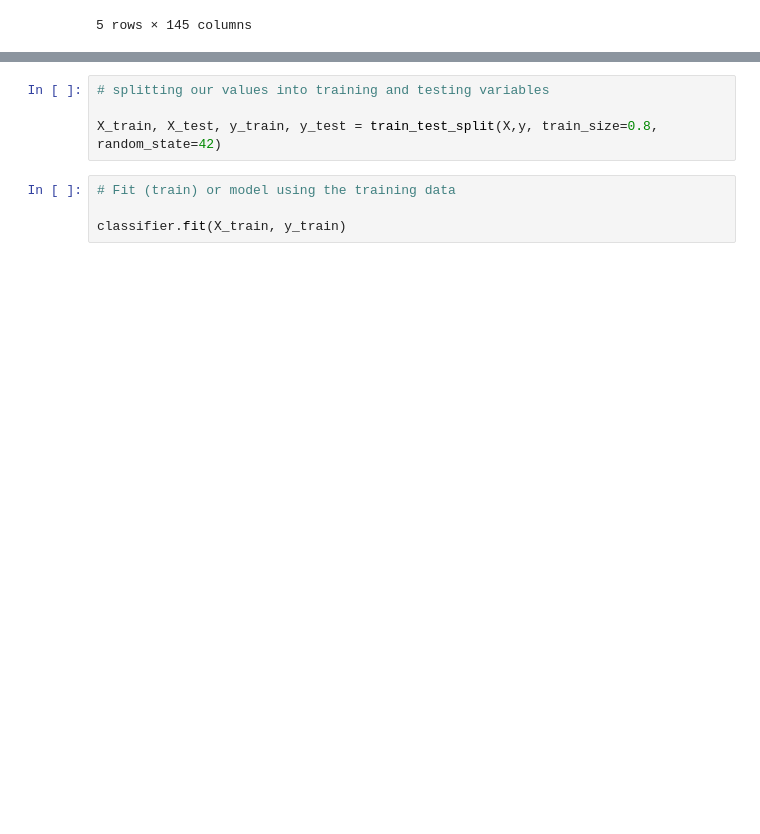
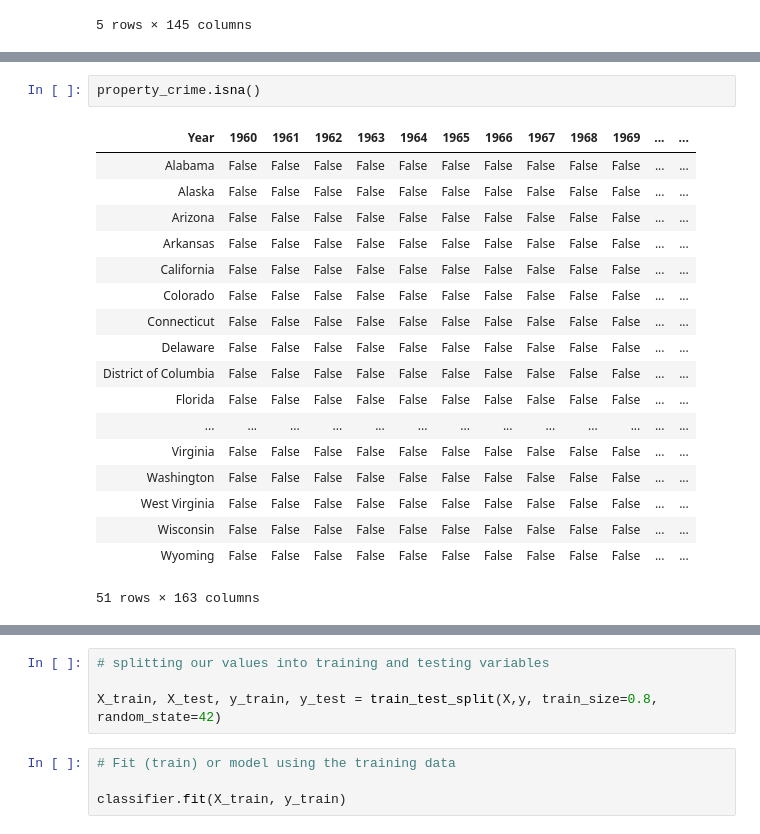
Before and after one commit to bishdj22/HomeSlice, a Jupyter notebook: Logistic_Regression_Model.ipynb, the cells around one changed output, grey strips where cells are left out. Cells and saved outputs as stored; diff of their text form; blank space fills up the shorter version.

```diff
--- a/Logistic_Regression_Model.ipynb
+++ b/Logistic_Regression_Model.ipynb
@@ -103,3 +149,24 @@ sales_price_df.head()
+# %%
+property_crime.isna()
+# %% [output]
+| Year | 1960 | 1961 | 1962 | 1963 | 1964 | 1965 | 1966 | 1967 | 1968 | 1969 | ... | ... |
+| Alabama | False | False | False | False | False | False | False | False | False | False | ... | ... |
+| Alaska | False | False | False | False | False | False | False | False | False | False | ... | ... |
+| Arizona | False | False | False | False | False | False | False | False | False | False | ... | ... |
+| Arkansas | False | False | False | False | False | False | False | False | False | False | ... | ... |
+| California | False | False | False | False | False | False | False | False | False | False | ... | ... |
+| Colorado | False | False | False | False | False | False | False | False | False | False | ... | ... |
+| Connecticut | False | False | False | False | False | False | False | False | False | False | ... | ... |
+| Delaware | False | False | False | False | False | False | False | False | False | False | ... | ... |
+| District of Columbia | False | False | False | False | False | False | False | False | False | False | ... | ... |
+| Florida | False | False | False | False | False | False | False | False | False | False | ... | ... |
+| ... | ... | ... | ... | ... | ... | ... | ... | ... | ... | ... | ... | ... |
+| Virginia | False | False | False | False | False | False | False | False | False | False | ... | ... |
+| Washington | False | False | False | False | False | False | False | False | False | False | ... | ... |
+| West Virginia | False | False | False | False | False | False | False | False | False | False | ... | ... |
+| Wisconsin | False | False | False | False | False | False | False | False | False | False | ... | ... |
+| Wyoming | False | False | False | False | False | False | False | False | False | False | ... | ... |
+51 rows × 163 columns
 # %%
 # setting up our logistic regression model
 
```
Also changed, not shown: parts of 8 cells of this notebook, 2 other files.
